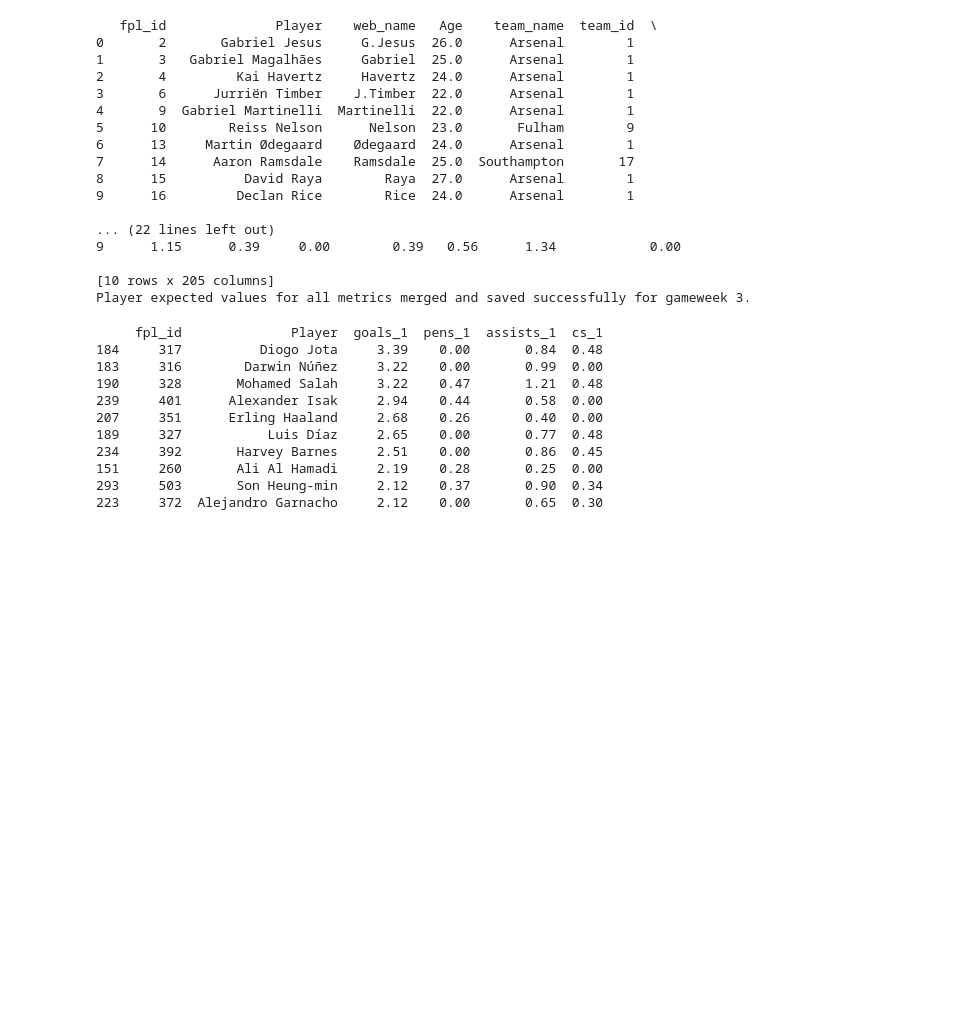
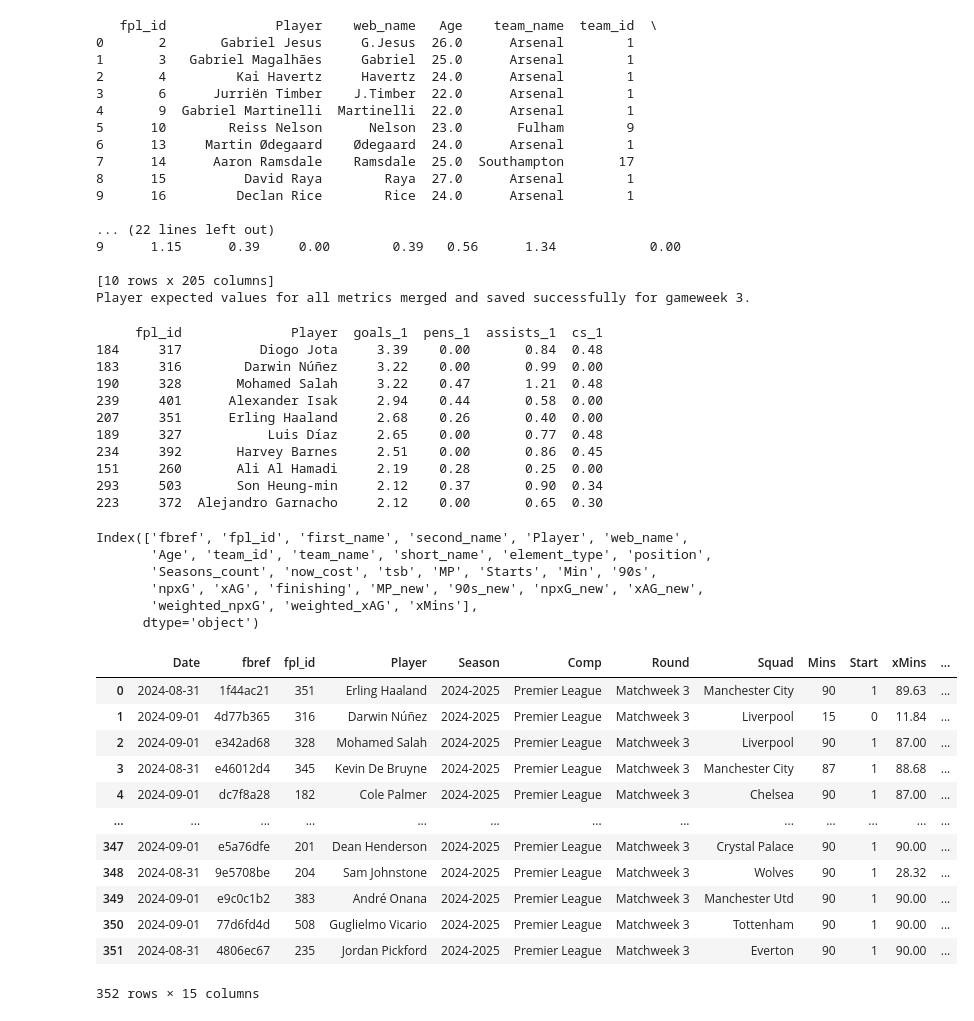
Before and after one commit to sertalpbilal/FPL-Optimization-Tools, a Jupyter notebook: model/notebooks/test.ipynb, the cells around one changed output. Cells and saved outputs as stored; diff of their text form; code cells hidden in the pictures; blank space fills up the shorter version.

Commit message:
cleaned the scripts for model and save file names

```diff
--- a/model/test.ipynb
+++ b/model/notebooks/test.ipynb
@@ -855,3 +855,63 @@ print(merged_df.sort_values(by="goals_1", ascending=False).head(10))
 151     260       Ali Al Hamadi     2.19    0.28       0.25  0.00
 293     503       Son Heung-min     2.12    0.37       0.90  0.34
 223     372  Alejandro Garnacho     2.12    0.00       0.65  0.30
+# %%
+import pandas as pd
+import os
+
+newest_gw = 3
+# Load the necessary CSV files
+fpl_players_path = f"C:/Users/erknud3/fpl-optimization/model/data/New_Season_Data/fpl_players_new_season_gw{newest_gw}.csv"
+teams_pred_npxG_path = f"C:/Users/erknud3/fpl-optimization/model/data/Prediction_Data/teams_pred_npxG_gw{newest_gw}.csv"
+gc_probs_path = f"C:/Users/erknud3/fpl-optimization/model/data/Prediction_Data/GC_probabilities.csv"
+pen_share_path = f"C:/Users/erknud3/fpl-optimization/model/data/Prediction_Data/pen_share.csv"
+xmins_path = f"C:/Users/erknud3/fpl-optimization/model/data/New_Season_Data/fpl_players_xmins.csv"
+
+# Check if files exist
+if not (
+    os.path.exists(fpl_players_path)
+    and os.path.exists(teams_pred_npxG_path)
+    and os.path.exists(gc_probs_path)
+):
+    raise FileNotFoundError(
+        f"One or more necessary files do not exist for gameweek {newest_gw}."
+    )
+
+fpl_players_new_season = pd.read_csv(fpl_players_path)
+teams_pred_npxG = pd.read_csv(teams_pred_npxG_path)
+gc_probs = pd.read_csv(gc_probs_path)
+pen_share = pd.read_csv(pen_share_path)
+player_xmins = pd.read_csv(xmins_path)
+
+fpl_players_new_season = fpl_players_new_season.dropna(
+    subset=["weighted_npxG", "weighted_xAG"]
+)
+
+fpl_players_new_season = fpl_players_new_season.merge(
+    player_xmins[["fpl_id", "xMins"]], on="fpl_id", how="left"
+)
+# %%
+fpl_players_new_season.keys()
+# %% [output]
+Index(['fbref', 'fpl_id', 'first_name', 'second_name', 'Player', 'web_name',
+       'Age', 'team_id', 'team_name', 'short_name', 'element_type', 'position',
+       'Seasons_count', 'now_cost', 'tsb', 'MP', 'Starts', 'Min', '90s',
+       'npxG', 'xAG', 'finishing', 'MP_new', '90s_new', 'npxG_new', 'xAG_new',
+       'weighted_npxG', 'weighted_xAG', 'xMins'],
+      dtype='object')
+# %%
+player_xmins
+# %% [output]
+|  | Date | fbref | fpl_id | Player | Season | Comp | Round | Squad | Mins | Start | xMins | ... |
+| 0 | 2024-08-31 | 1f44ac21 | 351 | Erling Haaland | 2024-2025 | Premier League | Matchweek 3 | Manchester City | 90 | 1 | 89.63 | ... |
+| 1 | 2024-09-01 | 4d77b365 | 316 | Darwin Núñez | 2024-2025 | Premier League | Matchweek 3 | Liverpool | 15 | 0 | 11.84 | ... |
+| 2 | 2024-09-01 | e342ad68 | 328 | Mohamed Salah | 2024-2025 | Premier League | Matchweek 3 | Liverpool | 90 | 1 | 87.00 | ... |
+| 3 | 2024-08-31 | e46012d4 | 345 | Kevin De Bruyne | 2024-2025 | Premier League | Matchweek 3 | Manchester City | 87 | 1 | 88.68 | ... |
+| 4 | 2024-09-01 | dc7f8a28 | 182 | Cole Palmer | 2024-2025 | Premier League | Matchweek 3 | Chelsea | 90 | 1 | 87.00 | ... |
+| ... | ... | ... | ... | ... | ... | ... | ... | ... | ... | ... | ... | ... |
+| 347 | 2024-09-01 | e5a76dfe | 201 | Dean Henderson | 2024-2025 | Premier League | Matchweek 3 | Crystal Palace | 90 | 1 | 90.00 | ... |
+| 348 | 2024-08-31 | 9e5708be | 204 | Sam Johnstone | 2024-2025 | Premier League | Matchweek 3 | Wolves | 90 | 1 | 28.32 | ... |
+| 349 | 2024-09-01 | e9c0c1b2 | 383 | André Onana | 2024-2025 | Premier League | Matchweek 3 | Manchester Utd | 90 | 1 | 90.00 | ... |
+| 350 | 2024-09-01 | 77d6fd4d | 508 | Guglielmo Vicario | 2024-2025 | Premier League | Matchweek 3 | Tottenham | 90 | 1 | 90.00 | ... |
+| 351 | 2024-08-31 | 4806ec67 | 235 | Jordan Pickford | 2024-2025 | Premier League | Matchweek 3 | Everton | 90 | 1 | 90.00 | ... |
+352 rows × 15 columns
```
Also changed, not shown: 41 other files.
